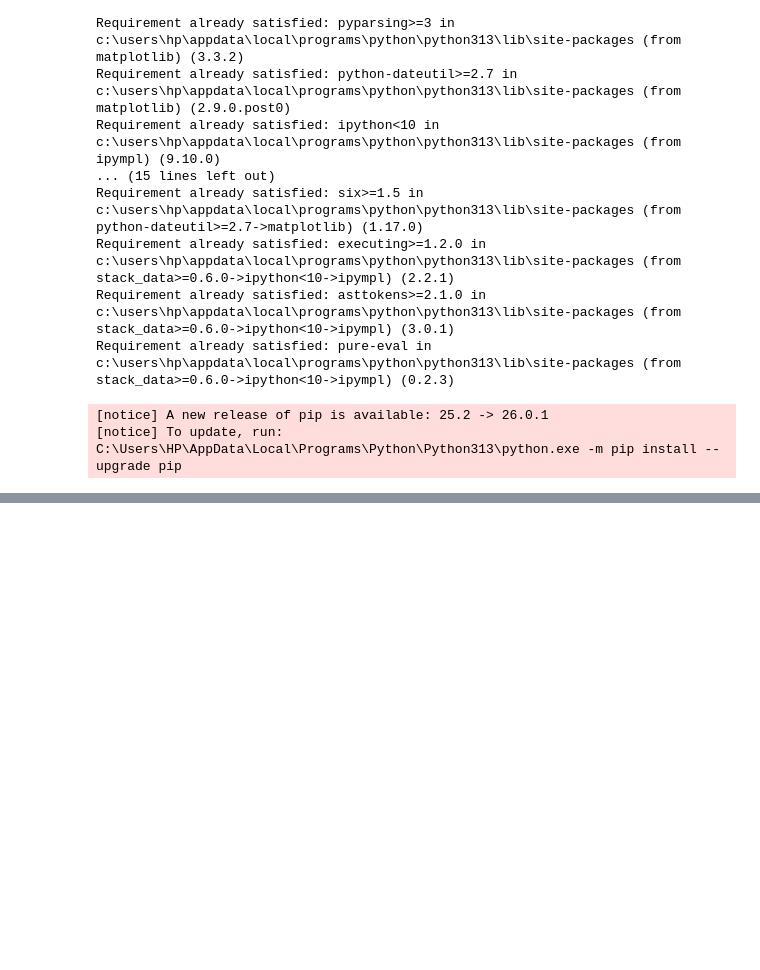
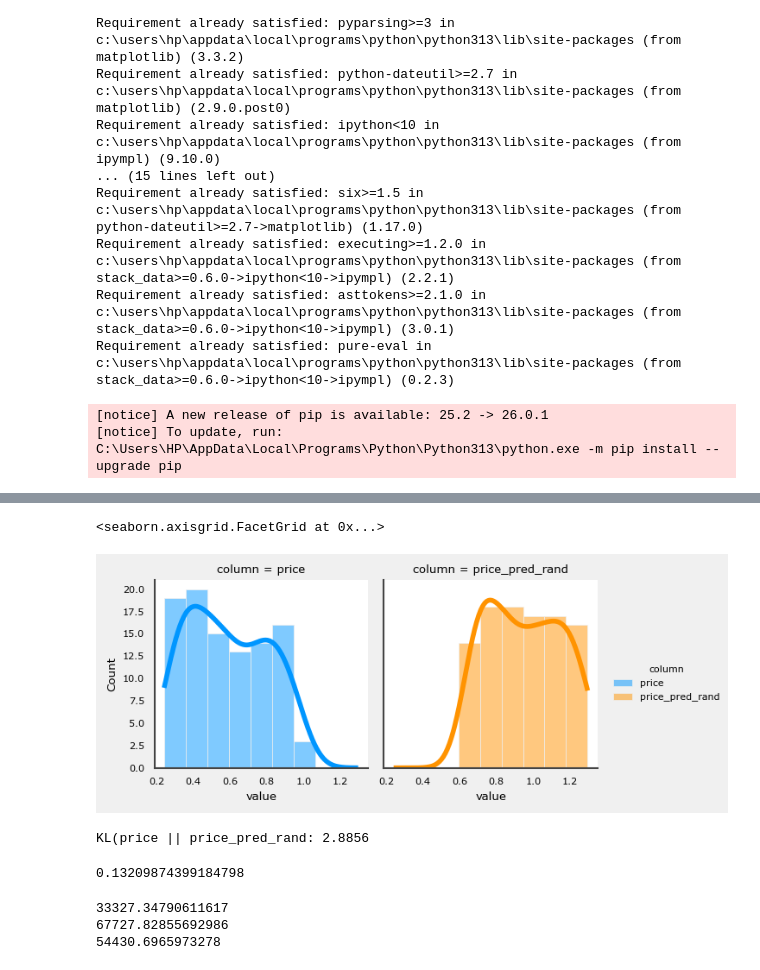
Before and after one commit to Irtisam99/Machine_Learning, a Jupyter notebook: gradient-descent-how-machine-learns.ipynb, the cells around one changed output, grey strips where cells are left out. Cells and saved outputs as stored; diff of their text form; code cells hidden in the pictures; blank space fills up the shorter version.

Commit message:
loss function

```diff
--- a/gradient-descent-how-machine-learns.ipynb
+++ b/gradient-descent-how-machine-learns.ipynb
@@ -142,3 +142,8 @@ Parameters/Coefficients : weights+bias
 def get_house_price(X,w,b):
     y_pred=w*X+b
     return y_pred
+# %%
+# Initializing the parameters of the model
+w=np.random.uniform(0,1)
+b=np.random.uniform(0,1)
+print(w,b)
@@ -144,0 +152,3 @@ def get_house_price(X,w,b):
+# %%
+housing_dataset['price_pred_rand']=get_house_price(housing_dataset['area'],w,b)
+housing_dataset.head()
@@ -144,0 +162,50 @@ def get_house_price(X,w,b):
+# %%
+sns.displot(
+    data=housing_dataset.melt(value_vars=['price','price_pred_rand'],var_name='column'),
+    x='value',
+    col='column',
+    height=3,
+
+    kind='hist',
+    kde=True,
+    hue='column',
+
+)
+# %% [output]
+<seaborn.axisgrid.FacetGrid at 0x...>
+[figure, added]
+# %%
+"""
+KL Divergence
+-Dissimilarities between distributions
+
+Smaller is better . 0 is best that is no dissimilarities
+"""
+import numpy as np
+from scipy.stats import gaussian_kde
+
+def kl_divergence(p_data,q_data,n_points=1000,epsilon=1e-10):
+    p_data=np.array(p_data).flatten()
+    q_data=np.array(q_data).flatten()
+    p_data=p_data[~np.isnan(p_data)]
+    q_data=q_data[~np.isnan(q_data)]
+    if len(p_data)==0 or len(q_data)==0:
+        return np.nan
+    all_data=np.concatenate([p_data,q_data])
+    support=np.linspace(all_data.min(),all_data.max(),n_points)
+    kde_p=gaussian_kde(p_data)
+    kde_q=gaussian_kde(q_data)
+    p=kde_p(support)
+    q=kde_q(support)
+    p=np.clip(p,epsilon,None)
+    q=np.clip(q,epsilon,None)
+    p /= p.sum()
+    q /= q.sum()
+    kl=np.sum(p*np.log(p/q))
+    return kl
+
+kl_value=kl_divergence(housing_dataset['price'],housing_dataset['price_pred_rand'])
+
+print(f"KL(price || price_pred_rand: {kl_value:.4f}")
+# %% [output]
+KL(price || price_pred_rand: 2.8856
@@ -144,0 +236,21 @@ def get_house_price(X,w,b):
+# %%
+X=housing_dataset['area']
+y_true=housing_dataset['price']
+
+loss=cost_function(X,y_true,w,b)
+print(loss)
+# %% [output]
+0.13209874399184798
+# %%
+loss_1=cost_function(X,y_true,w=100,b=125)
+print(loss_1)
+
+loss_2 = cost_function(X, y_true, w=124, b=189)
+print(loss_2)
+
+loss_3 = cost_function(X, y_true, w=112, b=169)
+print(loss_3)
+# %% [output]
+33327.34790611617
+67727.82855692986
+54430.6965973278
```
Also changed, not shown: parts of 8 cells of this notebook.
